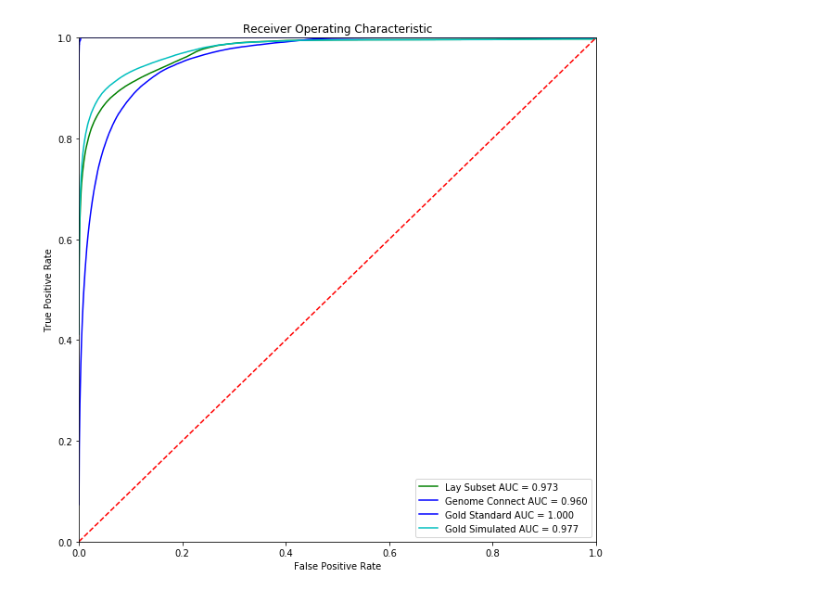
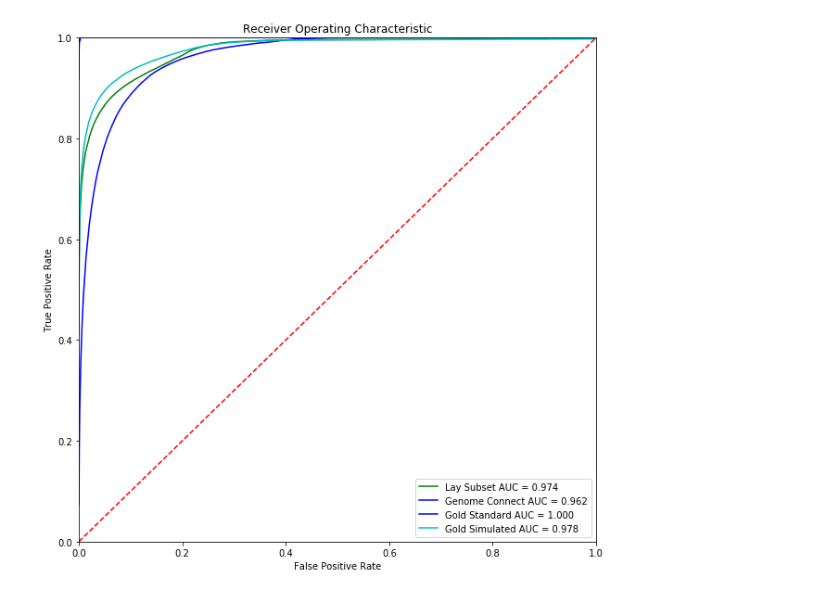
Before and after one commit to monarch-initiative/hpo-survey-analysis, a Jupyter notebook: notebooks/create-roc-curve.ipynb, the cells around one changed output. Cells and saved outputs as stored; diff of their text form; code cells hidden in the pictures.

Commit message:
update matrices, roc curve

```diff
--- a/notebooks/create-roc-curve.ipynb
+++ b/notebooks/create-roc-curve.ipynb
@@ -13,35 +13,35 @@ def get_tpr_fpr(file) -> Tuple[List[int], List[int]]:
             rank, true_pos, false_pos, false_neg, true_neg = line.rstrip("\n").split("\t")
 
             fpr.append( int(false_pos) / (int(false_pos) + int(true_neg)) )
             tpr.append( int(true_pos) / (int(true_pos) + int(false_neg)) )
 
     return fpr, tpr
 
 
-lay_fpr, lay_tpr = get_tpr_fpr('../data/confusion_matrices/lay-confusion.tsv')
-gold_fpr, gold_tpr = get_tpr_fpr('../data/confusion_matrices/gold-confusion.tsv')
-gc_fpr, gc_tpr = get_tpr_fpr('../data/confusion_matrices/gc-confusion.tsv')
-sim_fpr, sim_tpr = get_tpr_fpr('../data/confusion_matrices/simulated-confusion.tsv')
+lay_fpr, lay_tpr = get_tpr_fpr('../data/confusion_matrices/rank/lay-confusion.tsv')
+gold_fpr, gold_tpr = get_tpr_fpr('../data/confusion_matrices/rank/gold-confusion.tsv')
+gc_fpr, gc_tpr = get_tpr_fpr('../data/confusion_matrices/rank/gc-confusion.tsv')
+sim_fpr, sim_tpr = get_tpr_fpr('../data/confusion_matrices/rank/simulated-confusion.tsv')
 
 gc_auc = auc(gc_fpr, gc_tpr)
 lay_auc = auc(lay_fpr, lay_tpr)
 gold_auc = auc(gold_fpr, gold_tpr)
 sim_auc = auc(sim_fpr, sim_tpr)
 
 
 plt.figure(figsize=(10,10))
 plt.title('Receiver Operating Characteristic')
 plt.plot(lay_fpr, lay_tpr, 'g', label = 'Lay Subset AUC = %0.3f' % lay_auc)
 plt.plot(gc_fpr, gc_tpr, 'b', label = 'Genome Connect AUC = %0.3f' % gc_auc)
 plt.plot(gold_fpr, gold_tpr, 'b', label = 'Gold Standard AUC = %0.3f' % gold_auc)
 plt.plot(sim_fpr, sim_tpr, 'c', label = 'Gold Simulated AUC = %0.3f' % sim_auc)
 
 plt.legend(loc = 'lower right')
 plt.plot([0, 1], [0, 1],'r--')
 plt.xlim([0, 1])
 plt.ylim([0, 1])
 plt.ylabel('True Positive Rate')
 plt.xlabel('False Positive Rate')
 plt.show()
 # %% [output]
-[figure, old version]
+[figure, new version]
```
Also changed, not shown: 8 other files.
